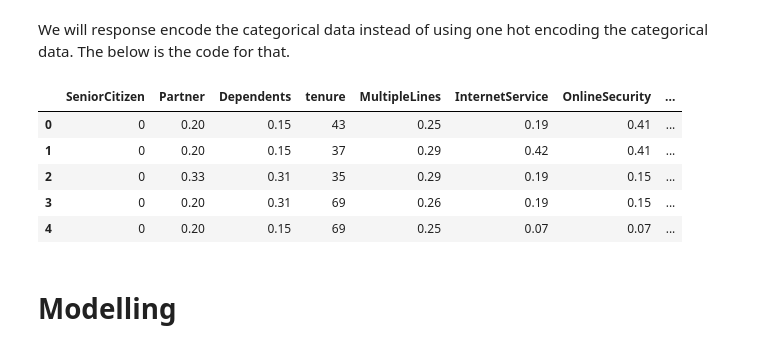
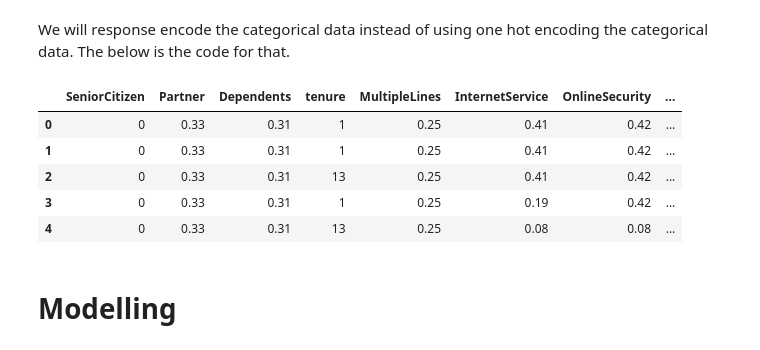
Before and after one commit to agno-nymous/Telco-customer-churn, a Jupyter notebook: notebooks/2_preprocessing.ipynb, the cells around one changed output. Drawn from its saved outputs; the diff is of its cells as text; code cells hidden in the pictures.

```diff
--- a/notebooks/2_preprocessing.ipynb
+++ b/notebooks/2_preprocessing.ipynb
@@ -1,5 +1,5 @@
 # %%
-MAIN_FOLDER = '.'
+MAIN_FOLDER = '..'
 # %%
 import pandas as pd
 import numpy as np
@@ -26,7 +29,7 @@ os.environ['KMP_DUPLICATE_LIB_OK']='True'
 
 #read data
 train = pd.read_csv(os.path.join(MAIN_FOLDER,"data/train.csv"))
-test = pd.read_csv(os.path.join(MAIN_FOLDER,"data/train.csv"))
+test = pd.read_csv(os.path.join(MAIN_FOLDER,"data/test.csv"))
 
 train.shape, test.shape
 # %% [output]
@@ -116,19 +77,19 @@ class response_encoding:
 # %%
 #fit the response_encoding class to the train data
 #response encoding all the categorical columns
-resp_enc = response_encoding(cols=get_obj_cols,target='Churn',alpha=0.1)
-resp_enc.fit(train)
-
+# resp_enc = resp.response_encoding(cols=get_obj_cols,target='Churn',alpha=0.1, target_value=1)
+# resp_enc.fit(train)
+resp_enc = joblib.load(os.path.join(MAIN_FOLDER,'model/resp_enc.pkl'))
 train = resp_enc.transform(train)
 test = resp_enc.transform(test)
 
 train.head()
 # %% [output]
 |  | SeniorCitizen | Partner | Dependents | tenure | MultipleLines | InternetService | OnlineSecurity | ... |
-| 0 | 0 | 0.20 | 0.15 | 43 | 0.25 | 0.19 | 0.41 | ... |
-| 1 | 0 | 0.20 | 0.15 | 37 | 0.29 | 0.42 | 0.41 | ... |
-| 2 | 0 | 0.33 | 0.31 | 35 | 0.29 | 0.19 | 0.15 | ... |
-| 3 | 0 | 0.20 | 0.31 | 69 | 0.26 | 0.19 | 0.15 | ... |
-| 4 | 0 | 0.20 | 0.15 | 69 | 0.25 | 0.07 | 0.07 | ... |
+| 0 | 0 | 0.33 | 0.31 | 1 | 0.25 | 0.41 | 0.42 | ... |
+| 1 | 0 | 0.33 | 0.31 | 1 | 0.25 | 0.41 | 0.42 | ... |
+| 2 | 0 | 0.33 | 0.31 | 13 | 0.25 | 0.41 | 0.42 | ... |
+| 3 | 0 | 0.33 | 0.31 | 1 | 0.25 | 0.19 | 0.42 | ... |
+| 4 | 0 | 0.33 | 0.31 | 13 | 0.25 | 0.08 | 0.08 | ... |
 # %%
 #save the resp_enc object to a file
```
Also changed, not shown: parts of 25 cells of this notebook, 7 other files.
